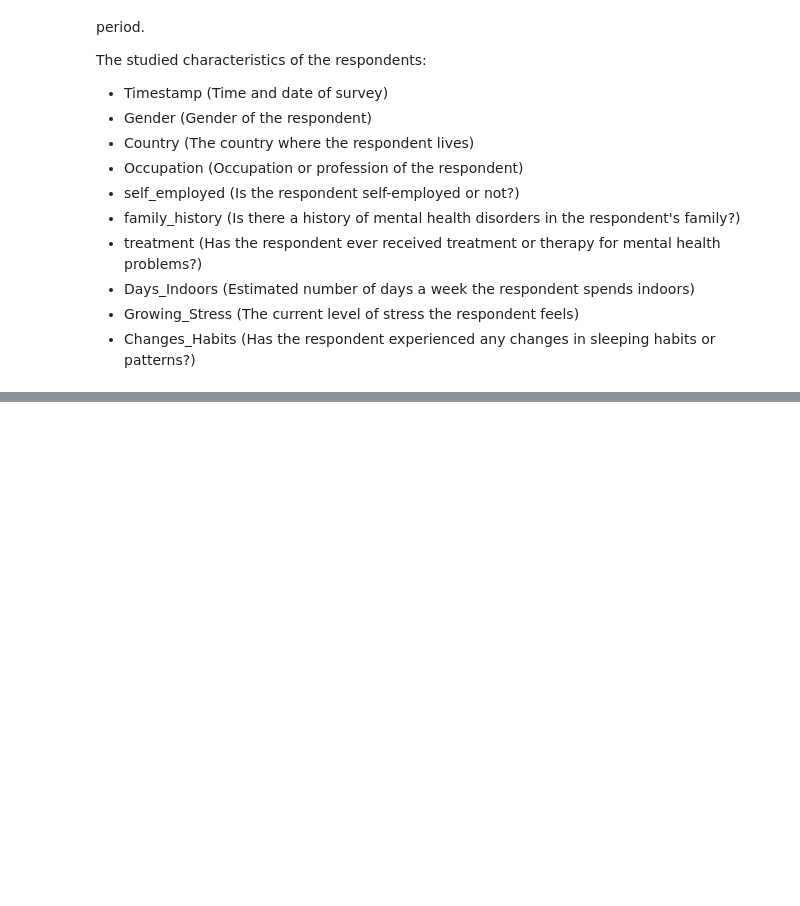
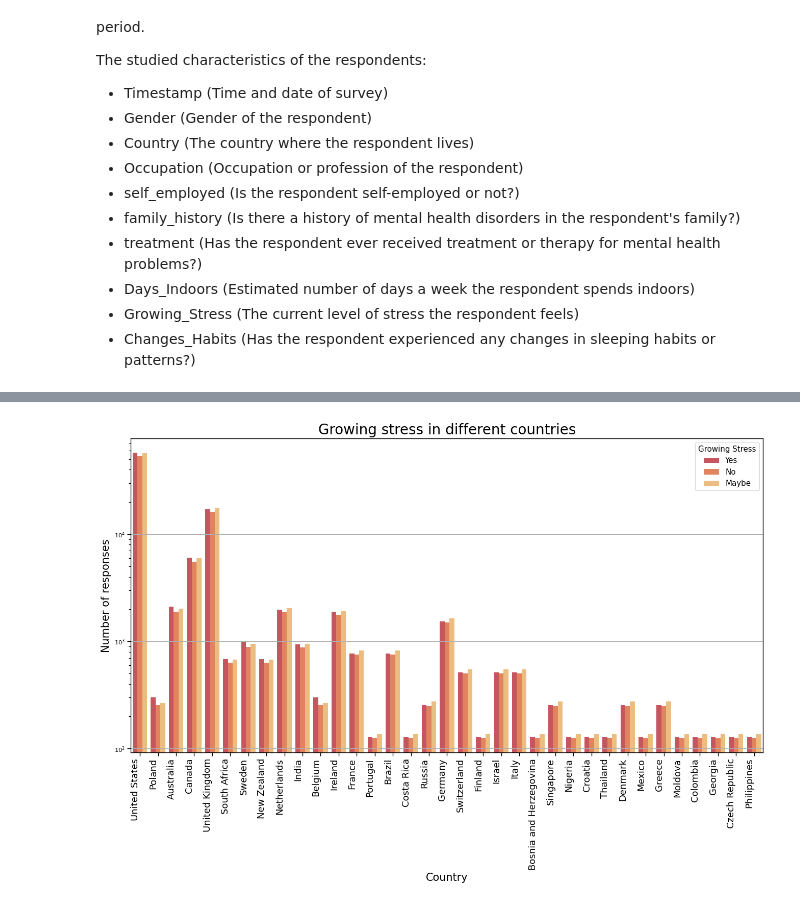
Before and after one commit to taravskayavm/Mental_Health_Dataset, a Jupyter notebook: taravskayavm_ml_homework5.ipynb, the cells around one changed output, grey strips where cells are left out. Cells and saved outputs as stored; diff of their text form; code cells hidden in the pictures; blank space fills up the shorter version.

```diff
--- a/taravskayavm_ml_homework5.ipynb
+++ b/taravskayavm_ml_homework5.ipynb
@@ -12,4 +20,4 @@ import seaborn as sns
 # %%
 plt.rcParams['axes.grid'] = True
 # %%
-df = pd.read_csv('/content/Mental Health Dataset.csv')
+df = pd.read_csv('/content/drive/MyDrive/TaravskayaVM_HomeWorks_Python_ML/Mental_Health_Dataset.csv')
@@ -159,19 +374,21 @@ stress_by_country
 # %%
 plt.figure(figsize=(16, 8))
-colors = sns.color_palette("hls", 8)
+colors = sns.color_palette("Spectral", 8)
 
 sns.countplot(data=df,
               x='country',
               hue='growing_stress',
-              palette=Spectral)
+              palette=colors)
 
 plt.title('Growing stress in different countries', fontsize=20)
 plt.ylabel('Number of responses', fontsize=15)
 plt.xlabel('Country', fontsize=15)
 
 bins=25
 plt.xticks(rotation=90, ha='right', fontsize=13)
 plt.legend(title='Growing Stress', title_fontsize='large', fontsize='large')
 plt.yscale('log')
+# %% [output]
+[figure, added]
 # %%
 stress_by_gender
```
Also changed, not shown: parts of 48 cells of this notebook.
